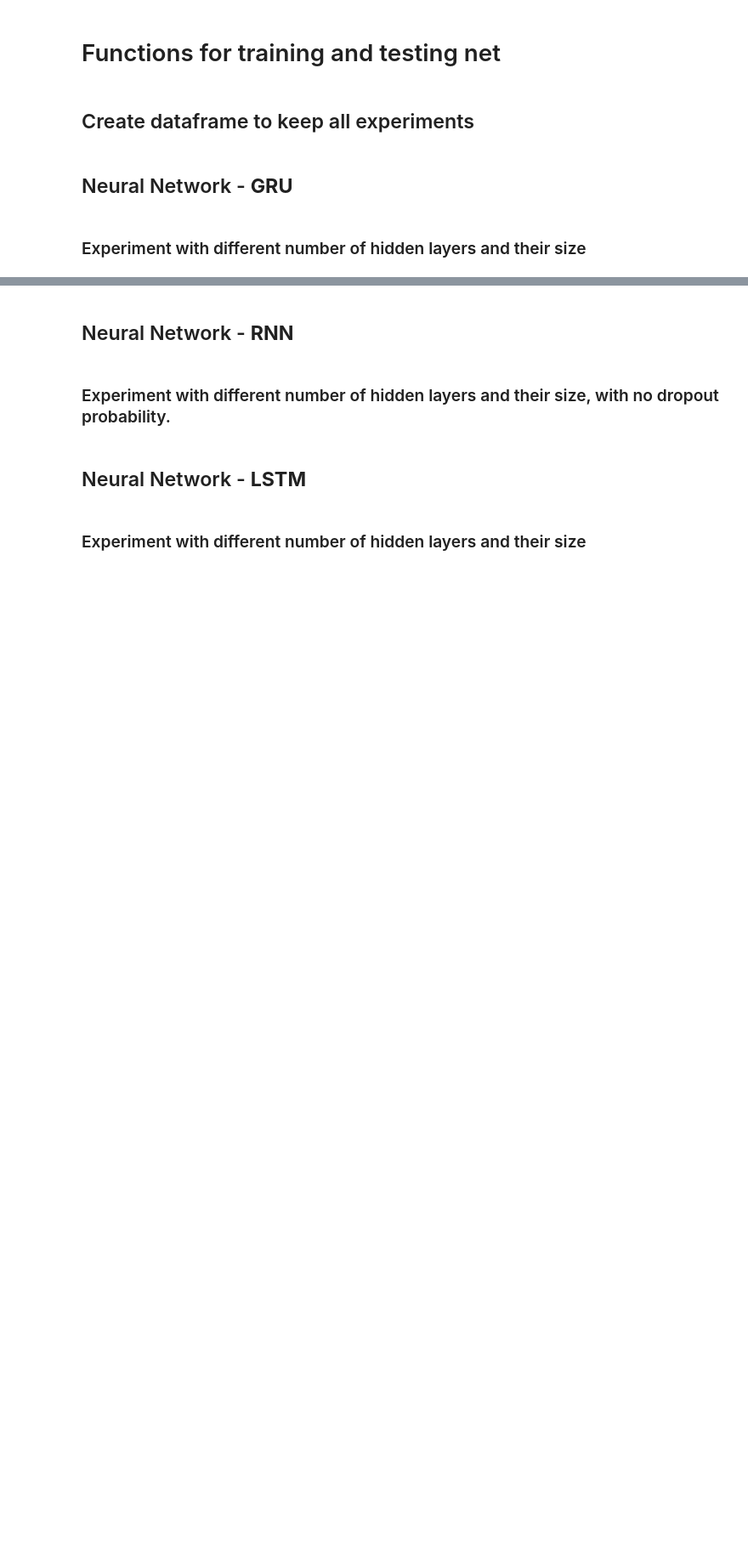
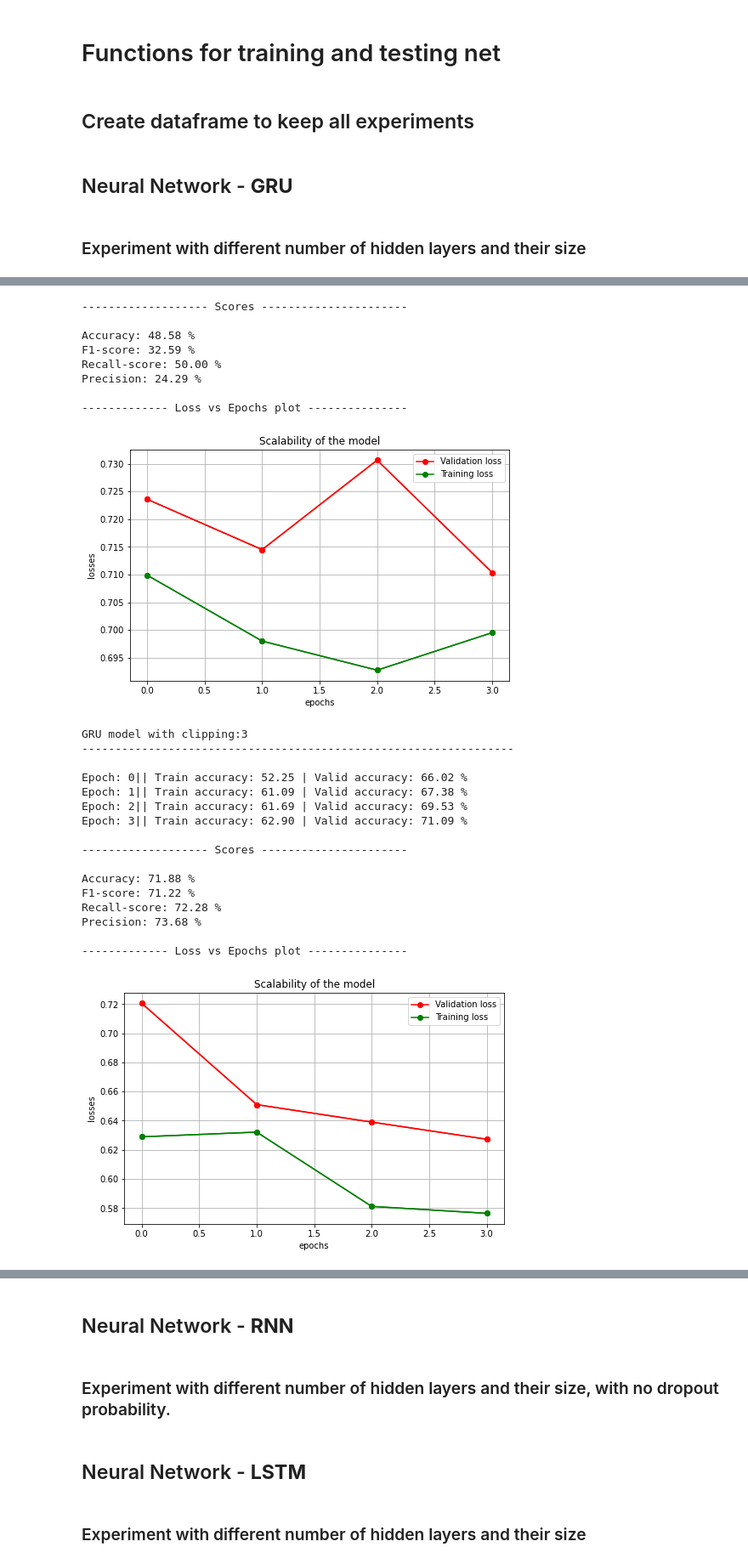
Before and after one commit to Myrto-Iglezou/Sentiment-classifier-RNN, a Jupyter notebook: Question-1.ipynb, the cells around one changed output, grey strips where cells are left out. Shown at 85% size. Drawn from its saved outputs; the diff is of its cells as text; code cells hidden in the pictures; blank space fills up the shorter version.

```diff
--- a/Question-1.ipynb
+++ b/Question-1.ipynb
@@ -515,8 +627,8 @@ cell_type = 'GRU'
 embedding_dim = 25
 # =============================
 hidden_size =  256     # number of hidden neurons
-num_layers =  2        # number of layers
-dropout = {0.1,0.2,0.3}
+num_layers =  3        # number of layers
+dropout = 0.3
 clip_param = {3,5,7,10}
 # =============================
 num_epochs = 4
@@ -536,3 +648,4 @@ for clip in clip_param:
   FinalDf.loc[len(FinalDf)] = [cell_type,num_layers,hidden_size,'-',clip,dropout,acc,f1,recall,precision]
   print("\n------------- Loss vs Epochs plot ---------------\n")
   lossVSepoch(valid_losses,train_losses)
+# %% [output]
@@ -538,0 +659,26 @@ for clip in clip_param:
+------------------- Scores ----------------------
+
+Accuracy: 48.58 %
+F1-score: 32.59 %
+Recall-score: 50.00 %
+Precision: 24.29 %
+
+------------- Loss vs Epochs plot ---------------
+[figure, added]
+GRU model with clipping:3
+-----------------------------------------------------------------
+
+Epoch: 0|| Train accuracy: 52.25 | Valid accuracy: 66.02 %
+Epoch: 1|| Train accuracy: 61.09 | Valid accuracy: 67.38 %
+Epoch: 2|| Train accuracy: 61.69 | Valid accuracy: 69.53 %
+Epoch: 3|| Train accuracy: 62.90 | Valid accuracy: 71.09 %
+
+------------------- Scores ----------------------
+
+Accuracy: 71.88 %
+F1-score: 71.22 %
+Recall-score: 72.28 %
+Precision: 73.68 %
+
+------------- Loss vs Epochs plot ---------------
+[figure, added]
```
Also changed, not shown: parts of 8 cells of this notebook.
